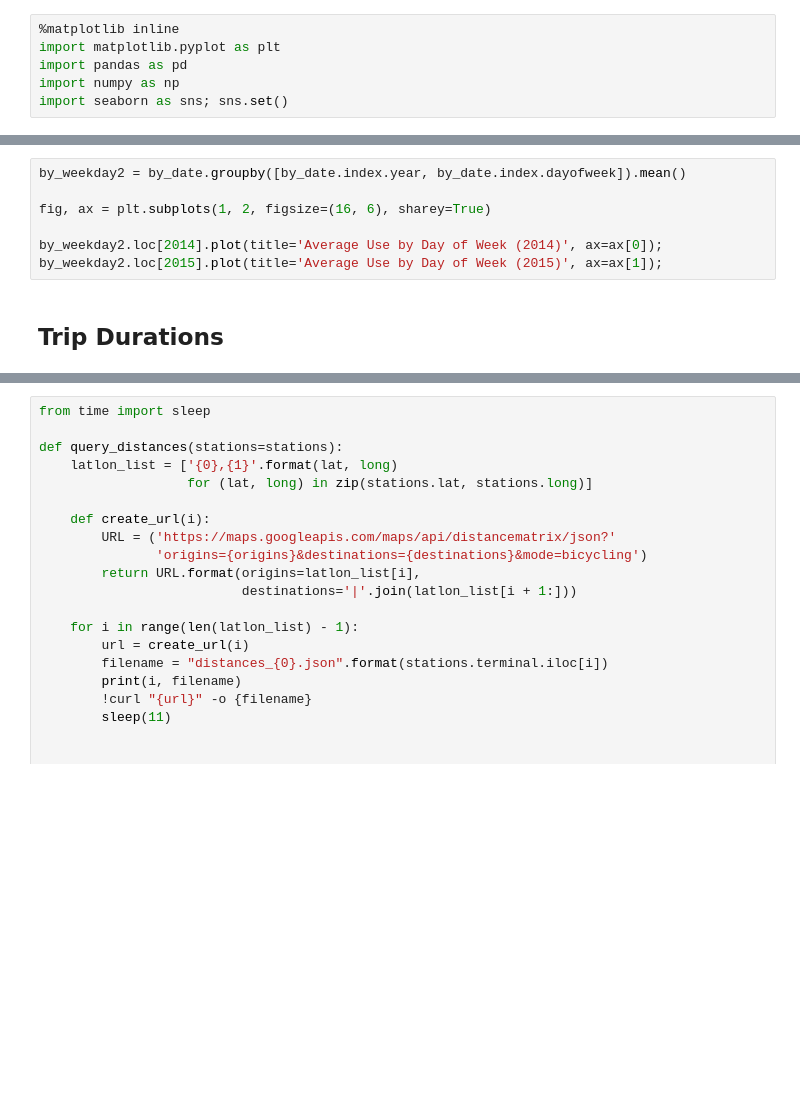
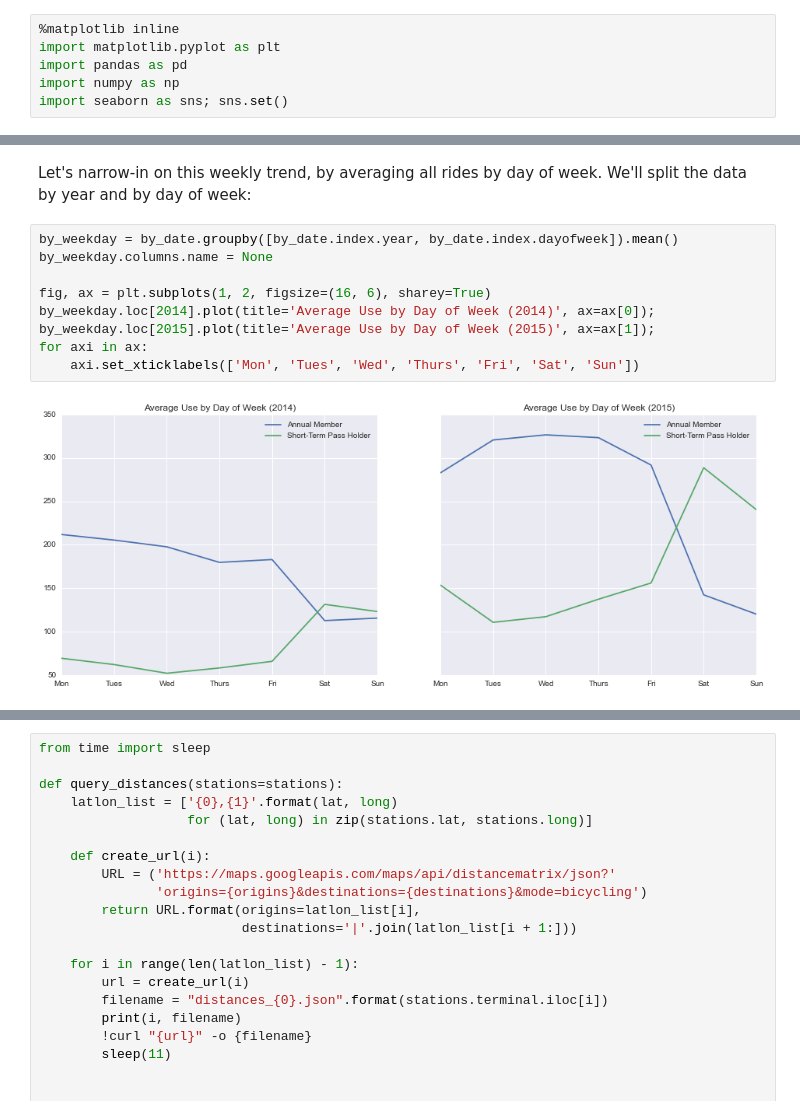
Before and after one commit to jakevdp/ProntoData, a Jupyter notebook: ProntoData.ipynb, the cells around one changed output, grey strips where cells are left out. Cells and saved outputs as stored; diff of their text form; blank space fills up the shorter version.

```diff
--- a/ProntoData.ipynb
+++ b/ProntoData.ipynb
@@ -43,9 +58,14 @@ by_weekday.plot(title='Average Use by Day of Week');
+# %% [markdown]
+Let's narrow-in on this weekly trend, by averaging all rides by day of week.
+We'll split the data by year and by day of week:
 # %%
-by_weekday2 = by_date.groupby([by_date.index.year, by_date.index.dayofweek]).mean()
+by_weekday = by_date.groupby([by_date.index.year, by_date.index.dayofweek]).mean()
+by_weekday.columns.name = None
 
 fig, ax = plt.subplots(1, 2, figsize=(16, 6), sharey=True)
-
-by_weekday2.loc[2014].plot(title='Average Use by Day of Week (2014)', ax=ax[0]);
-by_weekday2.loc[2015].plot(title='Average Use by Day of Week (2015)', ax=ax[1]);
+by_weekday.loc[2014].plot(title='Average Use by Day of Week (2014)', ax=ax[0]);
+by_weekday.loc[2015].plot(title='Average Use by Day of Week (2015)', ax=ax[1]);
+for axi in ax:
+    axi.set_xticklabels(['Mon', 'Tues', 'Wed', 'Thurs', 'Fri', 'Sat', 'Sun'])
+# %% [output]
+[figure, added]
-# %% [markdown]
-## Trip Durations
```
Also changed, not shown: parts of 70 cells of this notebook.
